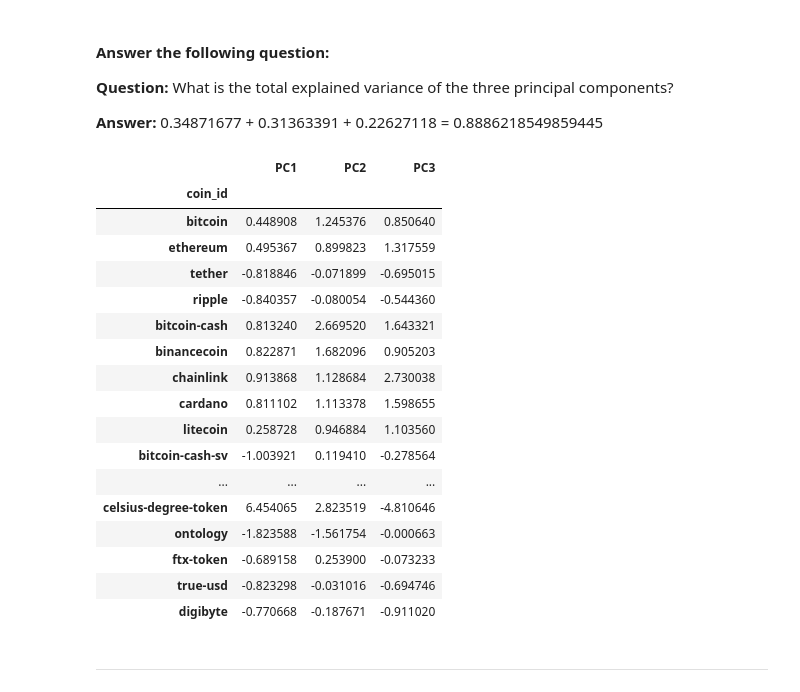
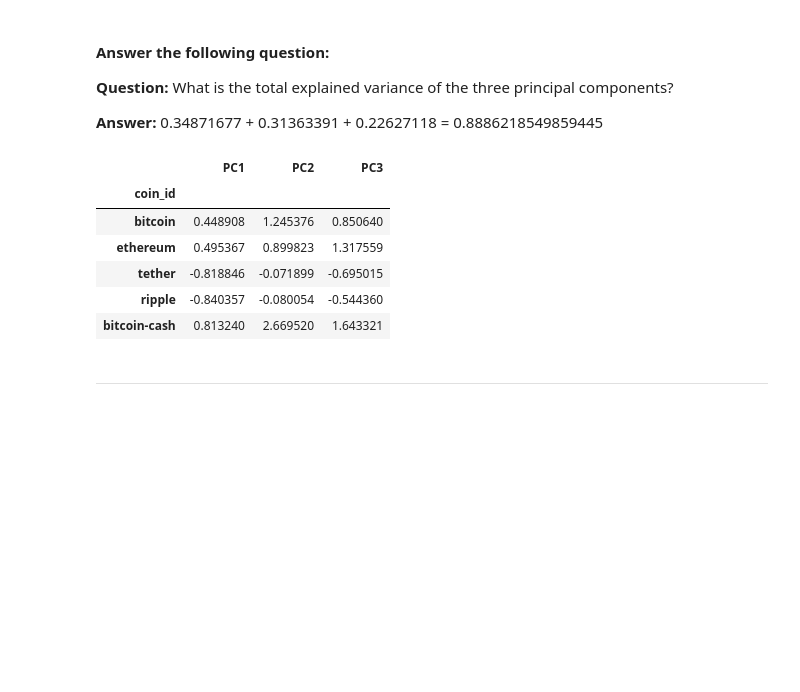
Before and after one commit to dtjskim/CryptoClustering, a Jupyter notebook: Crypto_Clustering.ipynb, the cells around one changed output. Drawn from its saved outputs; the diff is of its cells as text; code cells hidden in the pictures; blank space fills up the shorter version.

```diff
--- a/Crypto_Clustering.ipynb
+++ b/Crypto_Clustering.ipynb
@@ -133,7 +122,7 @@ inertia = []
 # 3. Append the model.inertia_ to the inertia list
 for i in k:
     k_model = KMeans(n_clusters=i, random_state=1)
-    k_model.fit(crypto_transformed)
+    k_model.fit(df_market_scaled)
     inertia.append(k_model.inertia_)
 # %%
 # Create a dictionary with the data to plot the Elbow curve
@@ -181,12 +164,12 @@ elbow_df.hvplot.line(
 model = KMeans(n_clusters=4, random_state=1)
 # %%
 # Fit the K-Means model using the scaled data
-model.fit(crypto_transformed)
+model.fit(df_market_scaled)
 # %% [output]
 KMeans(n_clusters=4, random_state=1)
 # %%
 # Predict the clusters to group the cryptocurrencies using the scaled data
-k_4 = model.predict(crypto_transformed)
+k_4 = model.predict(df_market_scaled)
 
 # Print the resulting array of cluster values.
 k_4
@@ -196,7 +179,7 @@ array([2, 2, 0, 0, 2, 2, 2, 2, 2, 0, 0, 0, 0, 2, 0, 2, 0, 0, 2, 0, 0, 2,
       dtype=int32)
 # %%
 # Create a copy of the DataFrame
-clusters_predicted = crypto_transformed.copy()
+clusters_predicted = df_market_scaled.copy()
 # %%
 # Add a new column to the DataFrame with the predicted clusters
 clusters_predicted['predicted_cluster'] = k_4
@@ -264,40 +248,29 @@ np.float64(0.8886218549859445)
 # %%
 # Create a new DataFrame with the PCA data.
 # Creating a DataFrame with the PCA data
 cluster_pca_df = pd.DataFrame(
     clusters_pca,
     columns = ["PC1", "PC2", "PC3"]
 )
-cluster_pca_df
+cluster_pca_df.head()
 
 # Copy the crypto names from the original data
 cluster_pca_df['coin_id'] = list(clusters_predicted.index)
-cluster_pca_df
+cluster_pca_df.head()
 
 # Set the coinid column as index
 cluster_pca_df = cluster_pca_df.set_index('coin_id')
 
 # Display sample data
-cluster_pca_df
+cluster_pca_df.head()
 # %% [output]
 |  | PC1 | PC2 | PC3 |
 | coin_id |  |  |  |
 | bitcoin | 0.448908 | 1.245376 | 0.850640 |
 | ethereum | 0.495367 | 0.899823 | 1.317559 |
 | tether | -0.818846 | -0.071899 | -0.695015 |
 | ripple | -0.840357 | -0.080054 | -0.544360 |
 | bitcoin-cash | 0.813240 | 2.669520 | 1.643321 |
-| binancecoin | 0.822871 | 1.682096 | 0.905203 |
-| chainlink | 0.913868 | 1.128684 | 2.730038 |
-| cardano | 0.811102 | 1.113378 | 1.598655 |
-| litecoin | 0.258728 | 0.946884 | 1.103560 |
-| bitcoin-cash-sv | -1.003921 | 0.119410 | -0.278564 |
-| ... | ... | ... | ... |
-| celsius-degree-token | 6.454065 | 2.823519 | -4.810646 |
-| ontology | -1.823588 | -1.561754 | -0.000663 |
-| ftx-token | -0.689158 | 0.253900 | -0.073233 |
-| true-usd | -0.823298 | -0.031016 | -0.694746 |
-| digibyte | -0.770668 | -0.187671 | -0.911020 |
 # %% [markdown]
 ---
 # %% [markdown]
```
Also changed, not shown: parts of 9 cells of this notebook.
